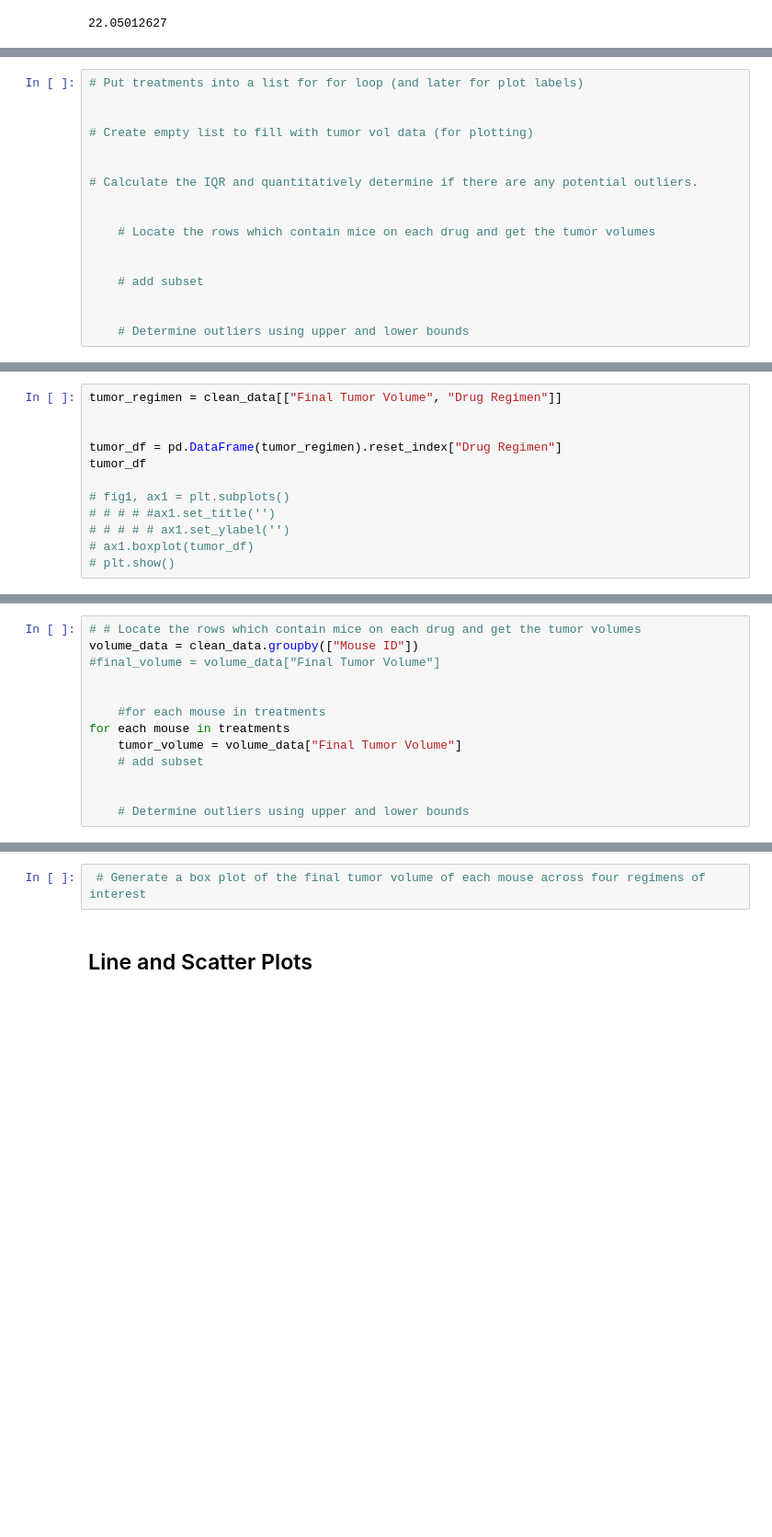
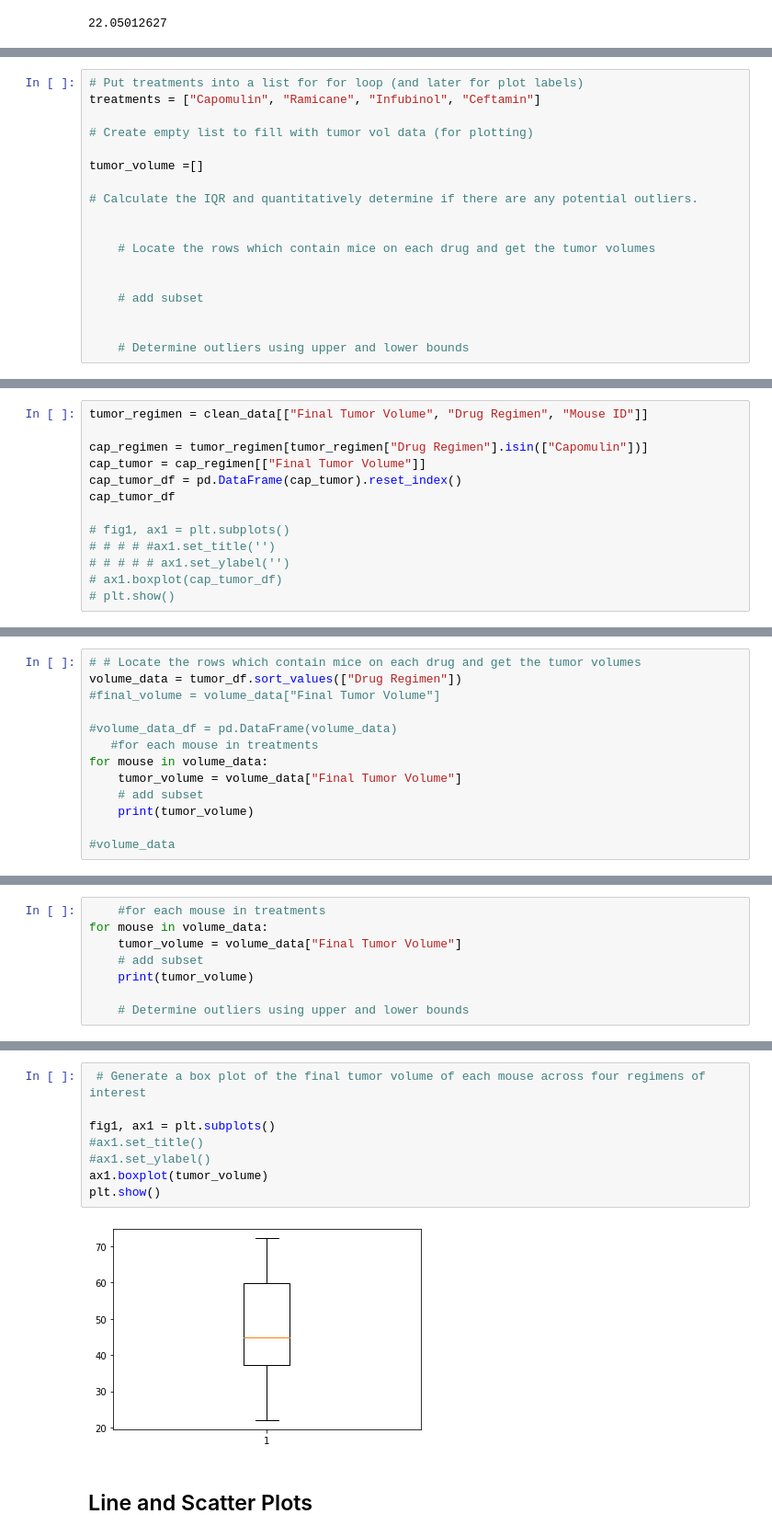
Before and after one commit to lauragabrielson/Matplotlib_Challenge, a Jupyter notebook: pymaceuticals_starter.ipynb, the cells around one changed output, grey strips where cells are left out. Shown at 92% size. Cells and saved outputs as stored; diff of their text form; blank space fills up the shorter version.

```diff
--- a/pymaceuticals_starter.ipynb
+++ b/pymaceuticals_starter.ipynb
@@ -268,9 +292,10 @@ clean_data["Final Tumor Volume"].min()
 # %%
 # Put treatments into a list for for loop (and later for plot labels)
-
+treatments = ["Capomulin", "Ramicane", "Infubinol", "Ceftamin"]
 
 # Create empty list to fill with tumor vol data (for plotting)
 
+tumor_volume =[]
 
 # Calculate the IQR and quantitatively determine if there are any potential outliers.
 
@@ -319,13 +378,14 @@ Values above 94.04403868375002 could be outliers.
 # %%
-tumor_regimen = clean_data[["Final Tumor Volume", "Drug Regimen"]]
+tumor_regimen = clean_data[["Final Tumor Volume", "Drug Regimen", "Mouse ID"]]
 
-
-tumor_df = pd.DataFrame(tumor_regimen).reset_index["Drug Regimen"]
-tumor_df
+cap_regimen = tumor_regimen[tumor_regimen["Drug Regimen"].isin(["Capomulin"])]
+cap_tumor = cap_regimen[["Final Tumor Volume"]]
+cap_tumor_df = pd.DataFrame(cap_tumor).reset_index()
+cap_tumor_df
 
 # fig1, ax1 = plt.subplots()
 # # # # #ax1.set_title('')
 # # # # # ax1.set_ylabel('')
-# ax1.boxplot(tumor_df)
+# ax1.boxplot(cap_tumor_df)
 # plt.show()
 # %% [output]
@@ -382,14 +409,14 @@ cap_tumor_df
 # %%
 # # Locate the rows which contain mice on each drug and get the tumor volumes
-volume_data = clean_data.groupby(["Mouse ID"])
+volume_data = tumor_df.sort_values(["Drug Regimen"])
 #final_volume = volume_data["Final Tumor Volume"]
 
-
-    #for each mouse in treatments
-for each mouse in treatments
+#volume_data_df = pd.DataFrame(volume_data)
+   #for each mouse in treatments
+for mouse in volume_data:
     tumor_volume = volume_data["Final Tumor Volume"]
     # add subset
+    print(tumor_volume)
 
-
-    # Determine outliers using upper and lower bounds
+#volume_data
 # %% [output]
@@ -396,0 +440,8 @@ SyntaxError: invalid syntax (<ipython-input-82-166bd89bbb95>, line 7)
+# %%
+    #for each mouse in treatments
+for mouse in volume_data:
+    tumor_volume = volume_data["Final Tumor Volume"]
+    # add subset
+    print(tumor_volume)
+
+    # Determine outliers using upper and lower bounds
@@ -397,5 +450,13 @@ SyntaxError: invalid syntax (<ipython-input-82-166bd89bbb95>, line 7)
 # %%
  # Generate a box plot of the final tumor volume of each mouse across four regimens of interest
+
+fig1, ax1 = plt.subplots()
+#ax1.set_title()
+#ax1.set_ylabel()
+ax1.boxplot(tumor_volume)
+plt.show()
+# %% [output]
+[figure, added]
 # %% [markdown]
 ## Line and Scatter Plots
 # %%
```
Also changed, not shown: parts of 17 cells of this notebook.
